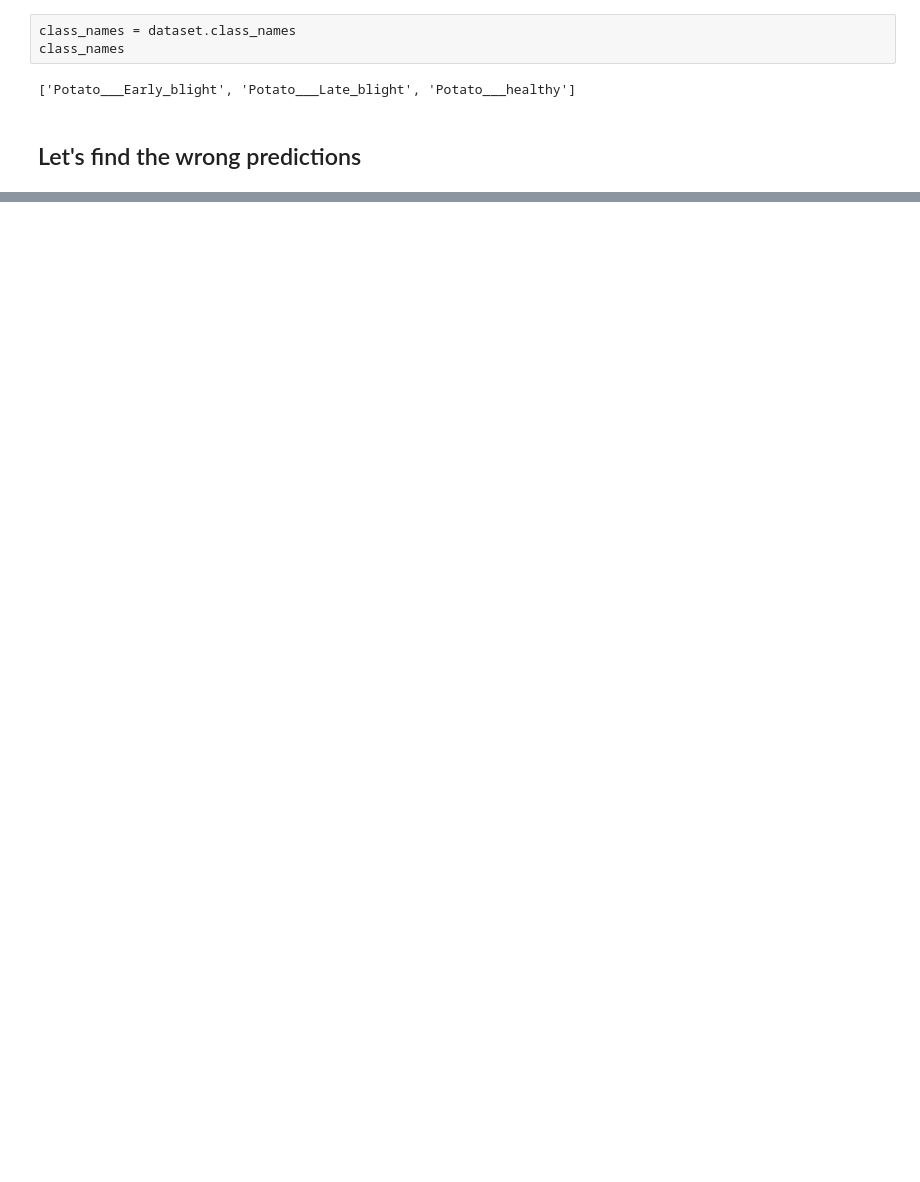
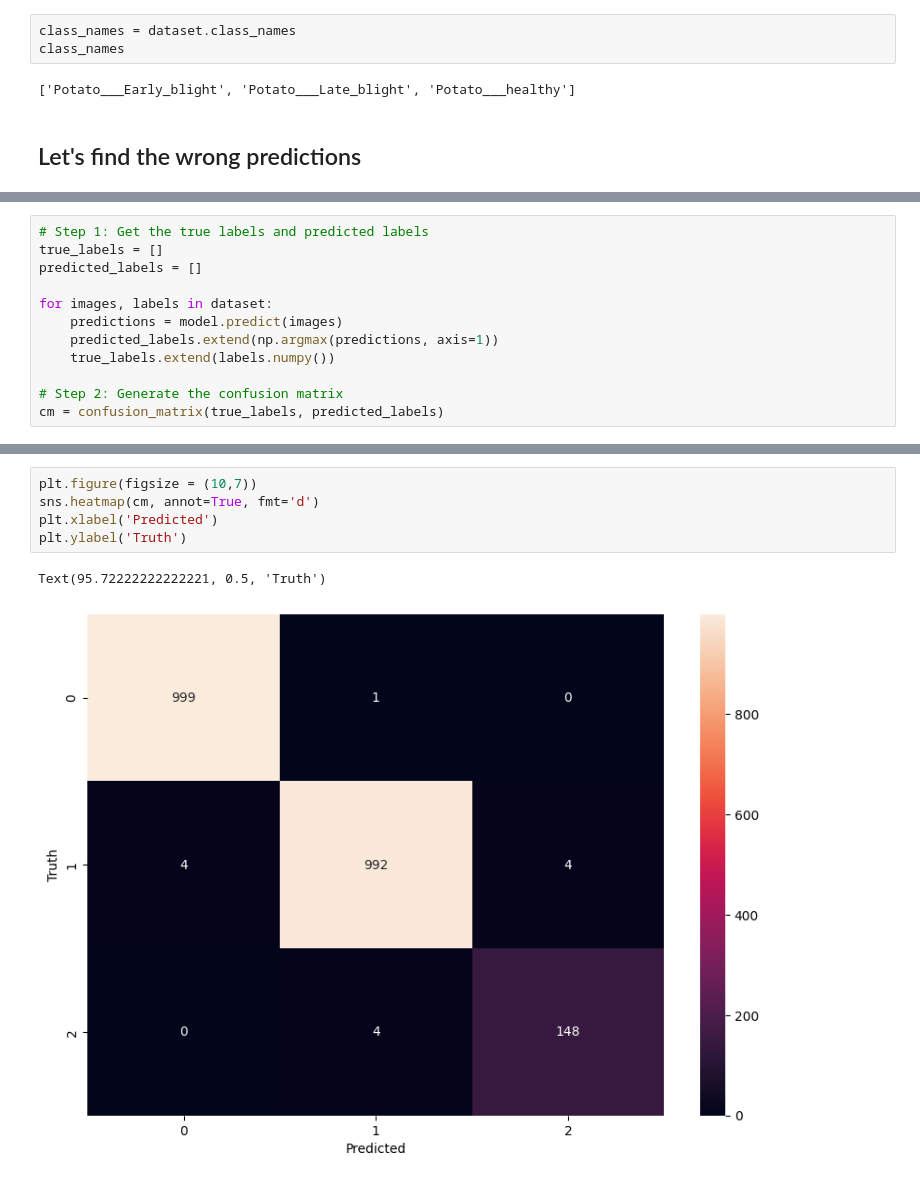
Before and after one commit to anasLearn/potato-disease-classification, a Jupyter notebook: training/wrong-predictions.ipynb, the cells around one changed output, grey strips where cells are left out. Cells and saved outputs as stored; diff of their text form; blank space fills up the shorter version.

Commit message:
Added Evaluation of the trained model

```diff
--- a/training/wrong-predictions.ipynb
+++ b/training/wrong-predictions.ipynb
@@ -87,0 +127,12 @@ for i in range(num_wrongs):
+# %%
+# Step 1: Get the true labels and predicted labels
+true_labels = []
+predicted_labels = []
+
+for images, labels in dataset:
+    predictions = model.predict(images)
+    predicted_labels.extend(np.argmax(predictions, axis=1))
+    true_labels.extend(labels.numpy())
+
+# Step 2: Generate the confusion matrix
+cm = confusion_matrix(true_labels, predicted_labels)
@@ -87,0 +157,8 @@ for i in range(num_wrongs):
+# %%
+plt.figure(figsize = (10,7))
+sns.heatmap(cm, annot=True, fmt='d')
+plt.xlabel('Predicted')
+plt.ylabel('Truth')
+# %% [output]
+Text(95.72222222222221, 0.5, 'Truth')
+[figure, added]
```
Also changed, not shown: parts of 9 cells of this notebook, 1 other file.
